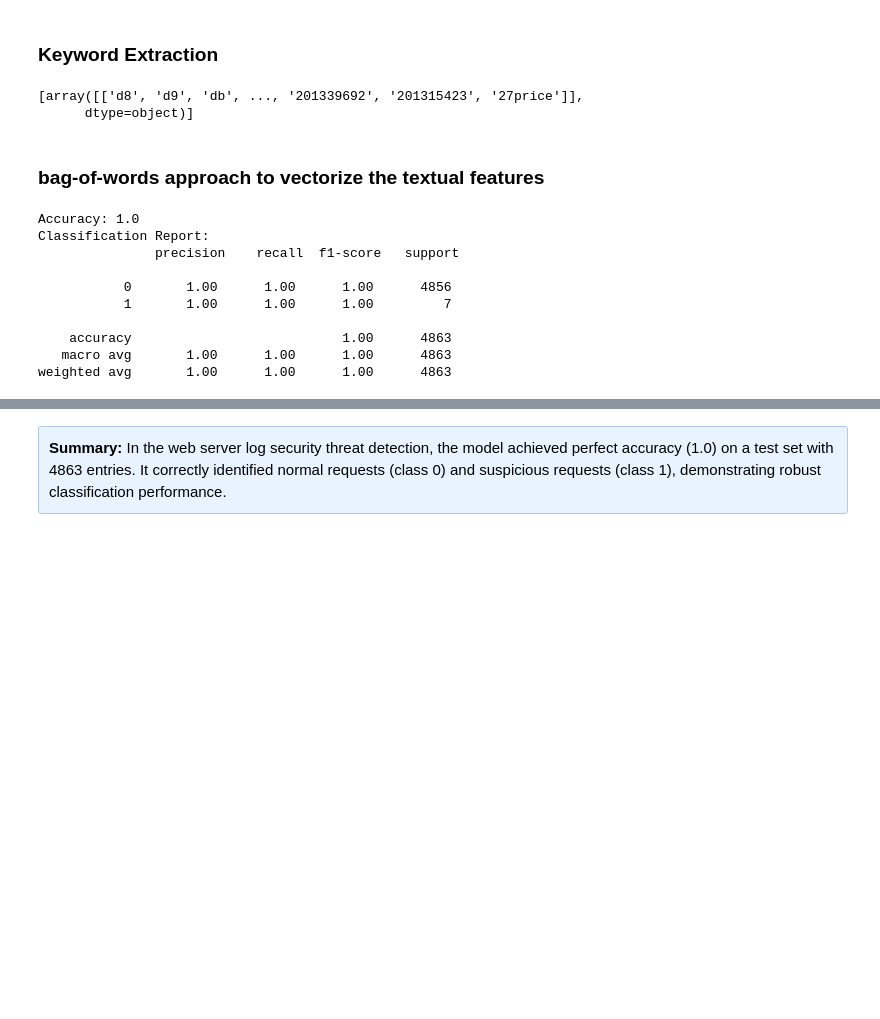
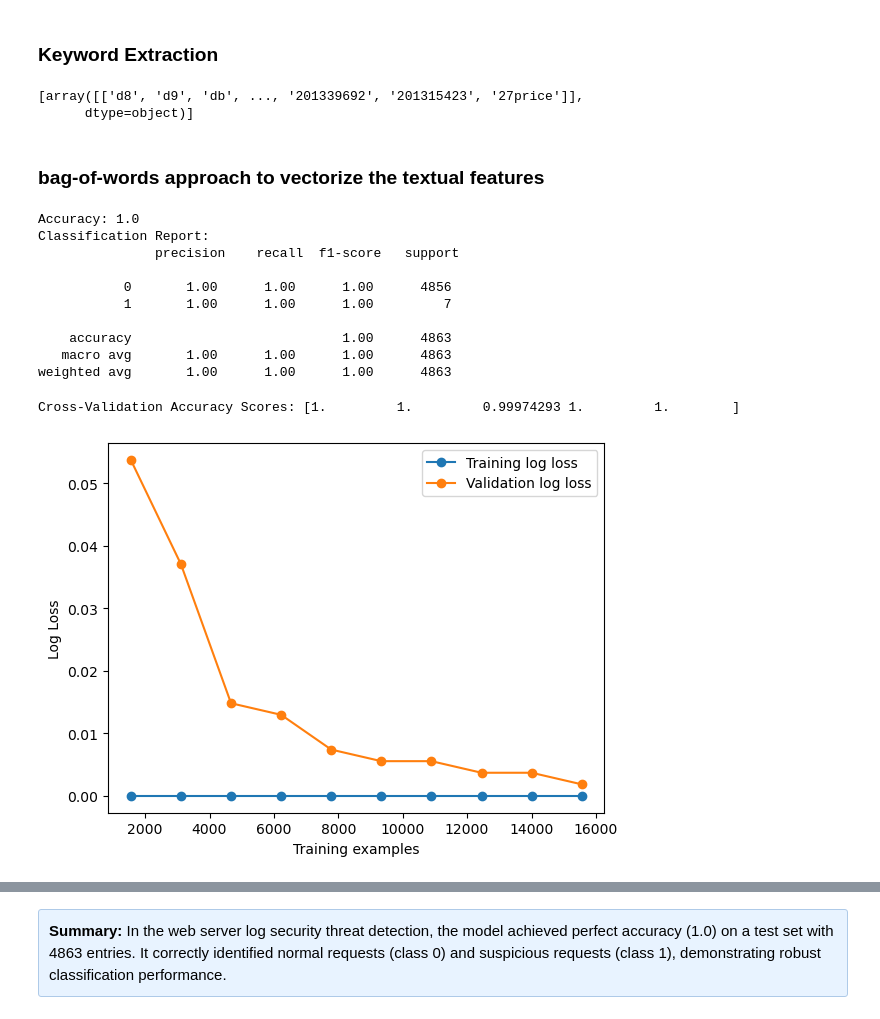
Before and after one commit to priyatamv/capstone, a Jupyter notebook: log_anlysis.ipynb, the cells around one changed output, grey strips where cells are left out. Saved outputs shown, nothing was run; the diff lists cells and outputs as text; code cells hidden in the pictures; blank space fills up the shorter version.

```diff
--- a/log_anlysis.ipynb
+++ b/log_anlysis.ipynb
@@ -974,3 +1023,83 @@ Classification Report:
     accuracy                           1.00      4863
    macro avg       1.00      1.00      1.00      4863
 weighted avg       1.00      1.00      1.00      4863
+# %%
+import numpy as np
+import matplotlib.pyplot as plt
+from sklearn.model_selection import train_test_split, cross_val_score, learning_curve
+from sklearn.ensemble import RandomForestClassifier
+from sklearn.compose import ColumnTransformer
+from sklearn.pipeline import Pipeline
+from sklearn.impute import SimpleImputer
+from sklearn.feature_extraction.text import CountVectorizer
+from sklearn.preprocessing import OneHotEncoder
+from sklearn.metrics import classification_report, accuracy_score, make_scorer, log_loss
+
+# Create labels: 0 for normal requests, 1 for suspicious requests
+log_df['Label'] = 0
+log_df.loc[suspicious_mask, 'Label'] = 1
+
+# Split the data into training and testing sets
+train_data, test_data, train_labels, test_labels = train_test_split(
+    log_df[['IP', 'Path', 'User_Agent']], log_df['Label'], test_size=0.2, random_state=42
+)
+
+# Define preprocessing for numeric and text features
+numeric_features = ['IP']
+text_features = ['Path', 'User_Agent']
+
+numeric_transformer = Pipeline(steps=[
+    ('imputer', SimpleImputer(strategy='constant', fill_value='missing')),
+    ('encoder', OneHotEncoder(handle_unknown='ignore'))
+])
+
+text_transformer = Pipeline(steps=[
+    ('imputer', SimpleImputer(strategy='constant', fill_value='')),
+    ('vectorizer', CountVectorizer(lowercase=True, preprocessor=lambda x: x[0]))
+])
+
+# Combine transformers using ColumnTransformer
+preprocessor = ColumnTransformer(
+    transformers=[
+        ('num', numeric_transformer, numeric_features),
+        ('text', text_transformer, text_features)
+    ]
+)
+
+# Create a pipeline with preprocessing and RandomForestClassifier
+model = Pipeline(steps=[
+    ('preprocessor', preprocessor),
+    ('classifier', RandomForestClassifier(random_state=42))
+])
+
+# Evaluate the model using cross-validation
+cv_scores = cross_val_score(model, train_data, train_labels, cv=5, scoring='accuracy')
+print(f'Cross-Validation Accuracy Scores: {cv_scores}')
+
+# Check for Overfitting with Learning Curve
+train_sizes, train_scores, test_scores = learning_curve(
+    model, train_data, train_labels, cv=5, scoring=make_scorer(log_loss, greater_is_better=False), train_sizes=np.linspace(0.1, 1.0, 10), shuffle=True
+)
+
+# Plot the learning curve
+plt.figure()
+plt.plot(train_sizes, -np.mean(train_scores, axis=1), 'o-', label='Training log loss')
+plt.plot(train_sizes, -np.mean(test_scores, axis=1), 'o-', label='Validation log loss')
+plt.xlabel('Training examples')
+plt.ylabel('Log Loss')
+plt.legend()
+plt.savefig('images/sttl.jpeg')
+plt.show()
+
+# Train the model
+model.fit(train_data, train_labels)
+
+# Make predictions on the test set
+predictions = model.predict(test_data)
+
+# Evaluate the model
+print('Accuracy:', accuracy_score(test_labels, predictions))
+print('Classification Report:\n', classification_report(test_labels, predictions))
+# %% [output]
+Cross-Validation Accuracy Scores: [1.         1.         0.99974293 1.         1.        ]
+[figure, added]
```
Also changed, not shown: parts of 9 cells of this notebook, 5 other files.
